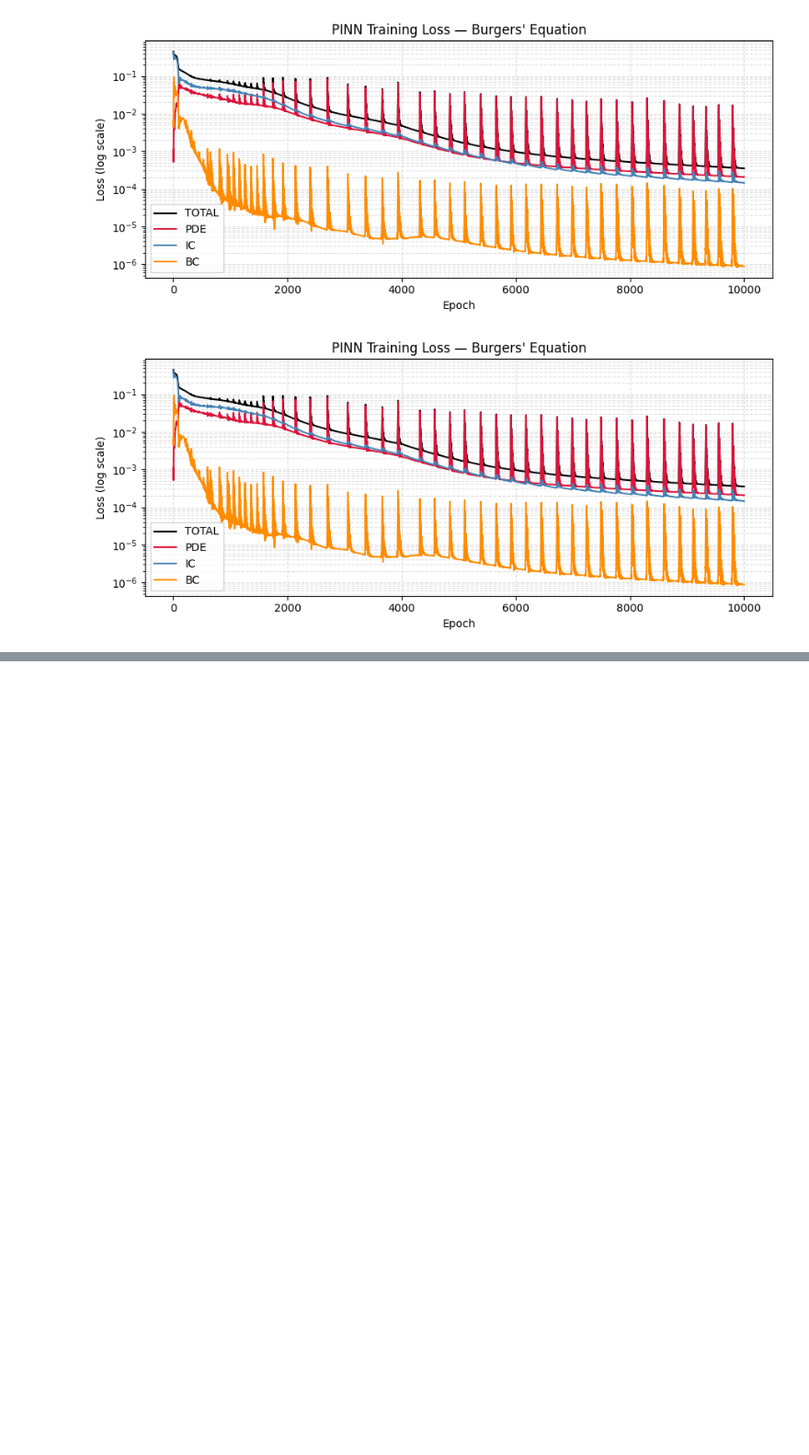
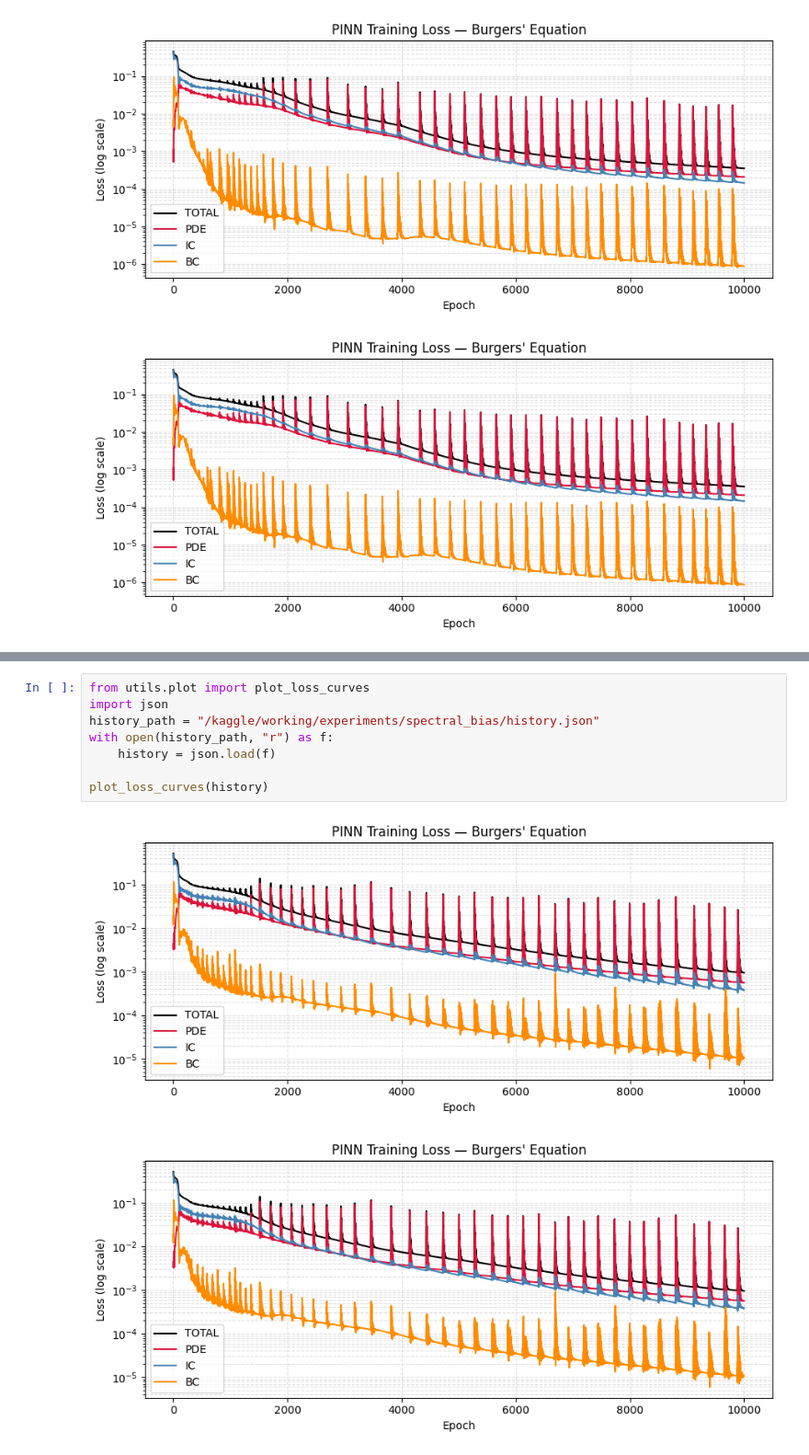
Before and after one commit to Amithgowdaa/PINN-failure-mode, a Jupyter notebook: train_notebook.ipynb, the cells around one changed output, grey strips where cells are left out. Shown at 92% size. Cells and saved outputs as stored; diff of their text form; blank space fills up the shorter version.

Commit message:
Kaggle Notebook | pinn_train | Version 1

```diff
--- a/train_notebook.ipynb
+++ b/train_notebook.ipynb
@@ -216,0 +399,11 @@ plot_loss_curves(history)
+# %%
+from utils.plot import plot_loss_curves
+import json
+history_path = "/kaggle/working/experiments/spectral_bias/history.json"
+with open(history_path, "r") as f:
+    history = json.load(f)
+
+plot_loss_curves(history)
+# %% [output]
+[figure, added]
+[figure, added]
```
Also changed, not shown: parts of 3 cells of this notebook.
